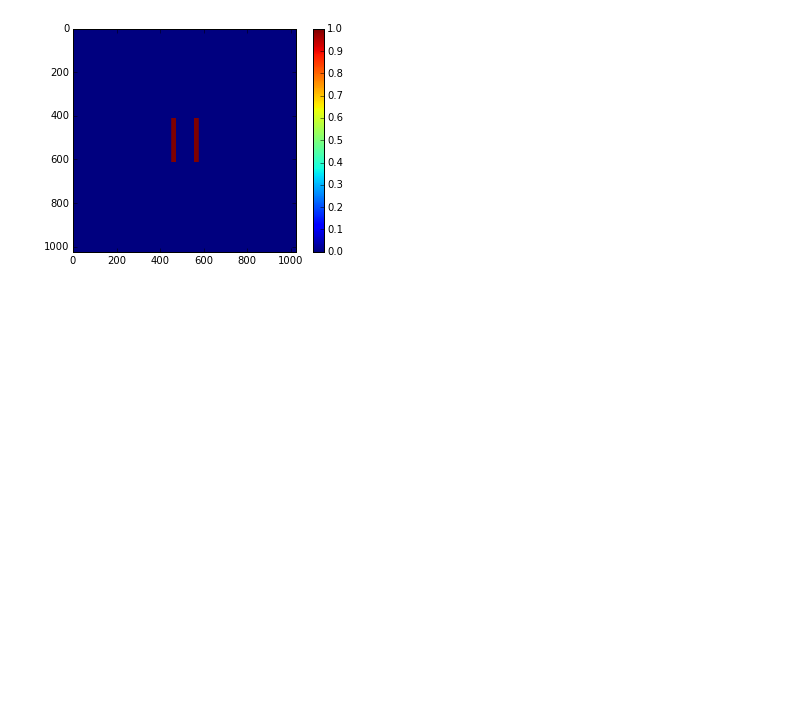
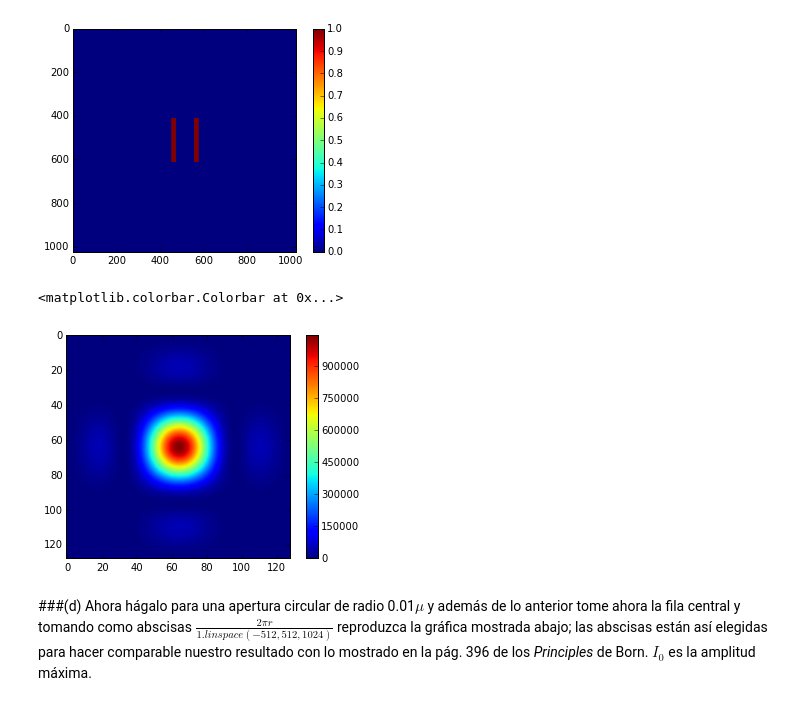
Before and after one commit to ArturoVelasquez/MC-1, a Jupyter notebook: Tareas/HW4/HW4.ipynb, the cells around one changed output. Drawn from its saved outputs; the diff is of its cells as text; code cells hidden in the pictures; blank space fills up the shorter version.

```diff
--- a/Tareas/HW4/HW4.ipynb
+++ b/Tareas/HW4/HW4.ipynb
@@ -41,7 +41,7 @@ freqsPlaca = fts(DFTplaca)
 centroPlaca = np.empty(shape=(0,0))
 for i in range(int((1024-200)/2),int((1024+200)/2),1):
     for j in range(int((1024-200)/2),int((1024+200)/2),1):
-        centroPlaca=np.append(centro,freqsPlaca[i][j])
+        centroPlaca = np.append(centroPlaca,freqsPlaca[i][j])
 centroPlaca = np.resize(centroPlaca,(200,200))
 # %%
 #Obtengo el logarítmo del módulo al cuadrado de los valores del centro de freqs
@@ -87,0 +88,19 @@ freqs = fts(DFT)
+# %%
+#Obtengo un cuadrado de lado 128 del centro de freqs
+centroPlacaDobleRendija = np.empty(shape=(0,0))
+for i in range(int((1024-128)/2),int((1024+128)/2),1):
+    for j in range(int((1024-128)/2),int((1024+128)/2),1):
+        centroPlacaDobleRendija = np.append(centroPlacaDobleRendija,freqsPlaca[i][j])
+centroPlacaDobleRendija = np.resize(centroPlacaDobleRendija,(128,128))
+# %%
+#Obtengo el módulo al cuadrado de los valores del centro de freqs (sin resaltar con el log)
+centroModificadoPlacaDobleRendija = np.absolute(centroPlacaDobleRendija)**2
+# %%
+#Se grafica este centro para comprobar
+plt.imshow(centroModificadoPlacaDobleRendija)
+plt.colorbar()
+# %% [output]
+<matplotlib.colorbar.Colorbar at 0x...>
+[figure, added]
+# %% [markdown]
+###(d) Ahora hágalo para una apertura circular de radio 0.01$\mu$ y además de lo anterior tome ahora la fila central y tomando como abscisas $\frac{2\pi r}{1.linspace(-512,512,1024)}$ reproduzca la gráfica mostrada abajo; las abscisas están así elegidas para hacer comparable nuestro resultado con lo mostrado en la pág. 396 de los *Principles* de Born. $I_0$ es la amplitud máxima.
```
Also changed, not shown: parts of 9 cells of this notebook, 2 other files.
